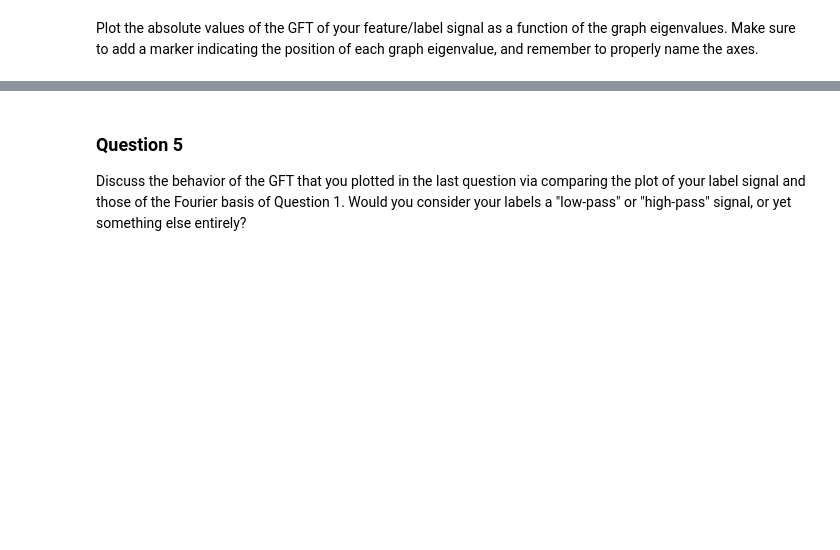
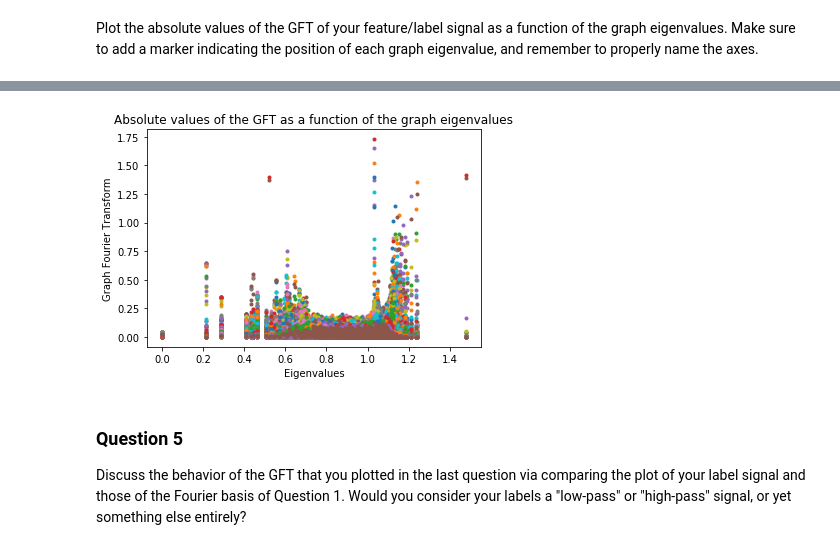
Before and after one commit to othmanbck/ntds_project_2018, a Jupyter notebook: 4_graph_signal_processing.ipynb, the cells around one changed output, grey strips where cells are left out. Drawn from its saved outputs; the diff is of its cells as text; code cells hidden in the pictures; blank space fills up the shorter version.

```diff
--- a/4_graph_signal_processing.ipynb
+++ b/4_graph_signal_processing.ipynb
@@ -187,3 +232,11 @@ Plot the absolute values of the GFT of your feature/label signal as a function o
+# %%
+plt.plot(e, np.absolute(GFT(labels['gender'].values)),'.') #One eigenvalue should only have one GFT why is it not the case?
+plt.title('Absolute values of the GFT as a function of the graph eigenvalues')
+plt.ylabel('Graph Fourier Transform')
+plt.xlabel('Eigenvalues')
+plt.show()
+# %% [output]
+[figure, added]
 # %% [markdown]
 ### Question 5
 
```
Also changed, not shown: parts of 18 cells of this notebook, 1 other file.
